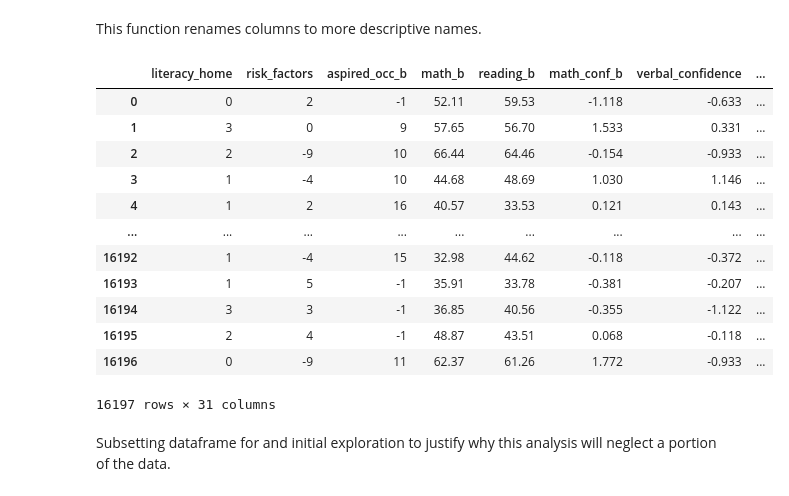
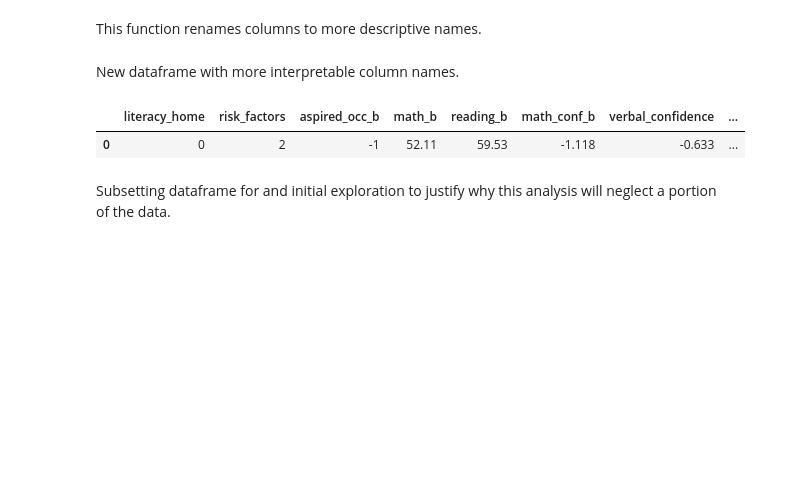
Before and after one commit to eonslemp/ML_assisted_college_advising, a Jupyter notebook: code/cleaning.ipynb, the cells around one changed output. Cells and saved outputs as stored; diff of their text form; code cells hidden in the pictures; blank space fills up the shorter version.

```diff
--- a/code/cleaning.ipynb
+++ b/code/cleaning.ipynb
@@ -38,22 +38,13 @@ def rename_cols(df):
                     'time_to_grad','edu_achievment','expected_edu','wages_yr']
     df.columns = rename_list
     return df
+# %% [markdown]
+New dataframe with more interpretable column names.
 # %%
-rename_cols(df)
+rename_cols(df).head(1)
 # %% [output]
 |  | literacy_home | risk_factors | aspired_occ_b | math_b | reading_b | math_conf_b | verbal_confidence | ... |
 | 0 | 0 | 2 | -1 | 52.11 | 59.53 | -1.118 | -0.633 | ... |
-| 1 | 3 | 0 | 9 | 57.65 | 56.70 | 1.533 | 0.331 | ... |
-| 2 | 2 | -9 | 10 | 66.44 | 64.46 | -0.154 | -0.933 | ... |
-| 3 | 1 | -4 | 10 | 44.68 | 48.69 | 1.030 | 1.146 | ... |
-| 4 | 1 | 2 | 16 | 40.57 | 33.53 | 0.121 | 0.143 | ... |
-| ... | ... | ... | ... | ... | ... | ... | ... | ... |
-| 16192 | 1 | -4 | 15 | 32.98 | 44.62 | -0.118 | -0.372 | ... |
-| 16193 | 1 | 5 | -1 | 35.91 | 33.78 | -0.381 | -0.207 | ... |
-| 16194 | 3 | 3 | -1 | 36.85 | 40.56 | -0.355 | -1.122 | ... |
-| 16195 | 2 | 4 | -1 | 48.87 | 43.51 | 0.068 | -0.118 | ... |
-| 16196 | 0 | -9 | 11 | 62.37 | 61.26 | 1.772 | -0.933 | ... |
-16197 rows × 31 columns
 # %% [markdown]
 Subsetting dataframe for and initial exploration to justify why this analysis will neglect a portion of the data.
 # %%
```
Also changed, not shown: parts of 1 cell of this notebook, 6 other files.
